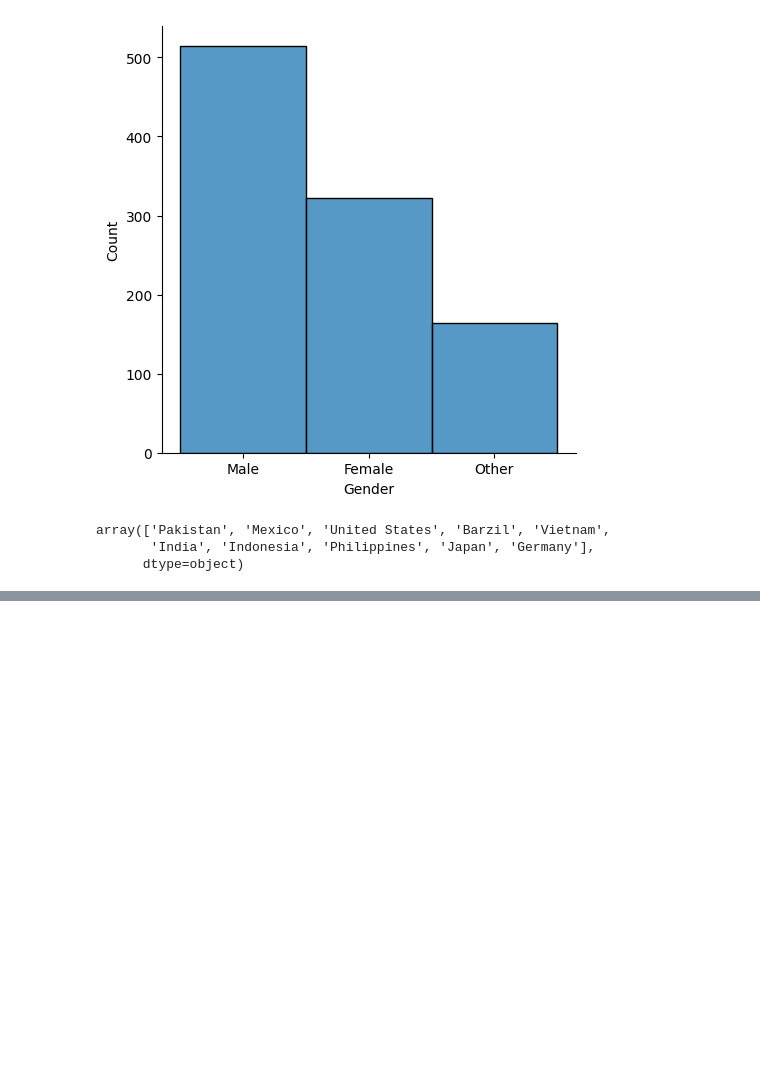
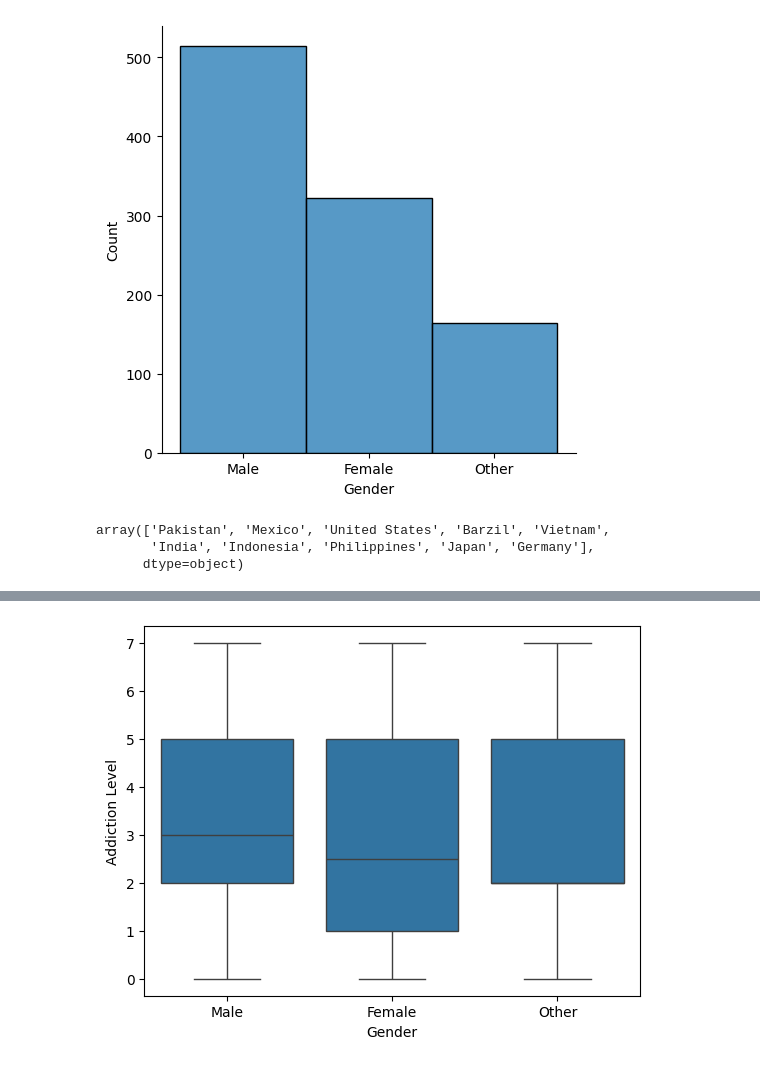
Before and after one commit to khelifaYacine/Menace-des-r-seaux-sociaux-, a Jupyter notebook: EDA_Temps_perdu_reseaux_sociaux.ipynb, the cells around one changed output, grey strips where cells are left out. Cells and saved outputs as stored; diff of their text form; code cells hidden in the pictures; blank space fills up the shorter version.

```diff
--- a/EDA_Temps_perdu_reseaux_sociaux.ipynb
+++ b/EDA_Temps_perdu_reseaux_sociaux.ipynb
@@ -101,0 +125,4 @@ array(['Pakistan', 'Mexico', 'United States', 'Barzil', 'Vietnam',
+# %%
+sns.boxplot(data=df, y ="Addiction Level", x="Gender");
+# %% [output]
+[figure, added]
```
Also changed, not shown: parts of 4 cells of this notebook.
